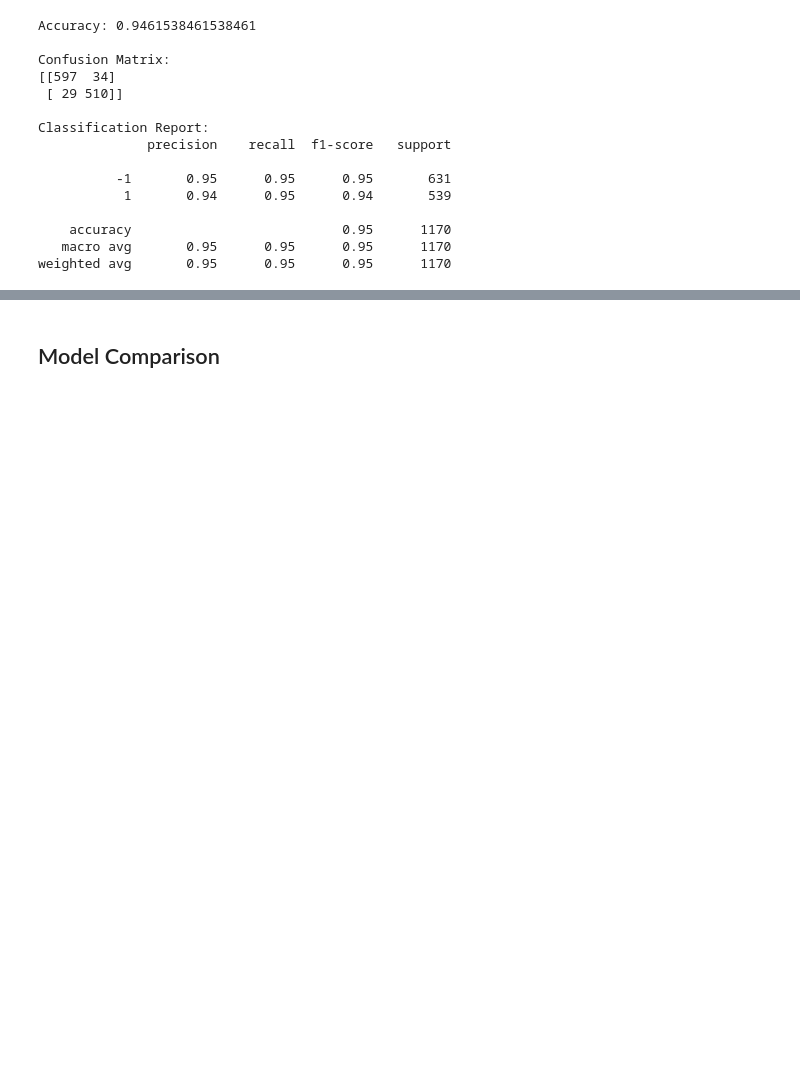
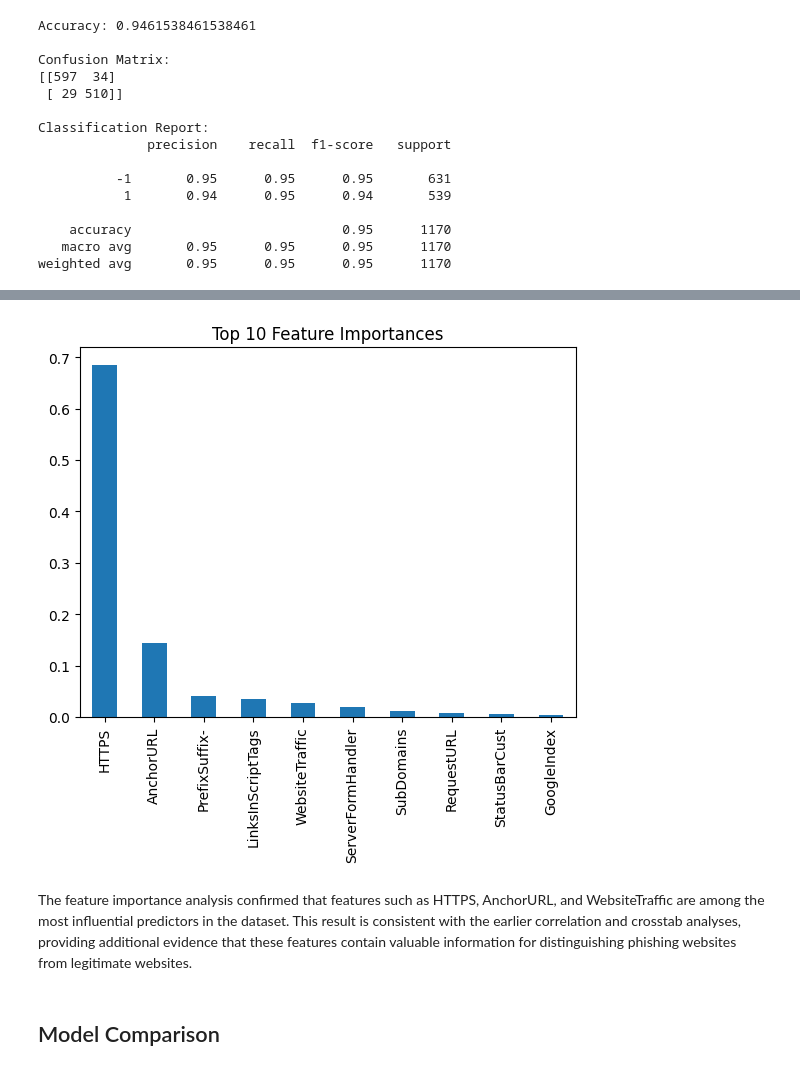
Before and after one commit to ja4smin/phishing-detection-reproduction, a Jupyter notebook: Phishing_Detection_Reproduction.ipynb, the cells around one changed output, grey strips where cells are left out. Saved outputs shown, nothing was run; the diff lists cells and outputs as text; code cells hidden in the pictures; blank space fills up the shorter version.

Commit message:
Added feature importance visualization

```diff
--- a/Phishing_Detection_Reproduction.ipynb
+++ b/Phishing_Detection_Reproduction.ipynb
@@ -419,3 +422,16 @@ weighted avg       0.95      0.95      0.95      1170
+# %%
+importance = pd.Series(
+    gb.feature_importances_,
+    index=X_train.columns
+).sort_values(ascending=False)
+
+importance.head(10).plot(kind="bar")
+plt.title("Top 10 Feature Importances")
+plt.show()
+# %% [output]
+[figure, added]
+# %% [markdown]
+The feature importance analysis confirmed that features such as HTTPS, AnchorURL, and WebsiteTraffic are among the most influential predictors in the dataset. This result is consistent with the earlier correlation and crosstab analyses, providing additional evidence that these features contain valuable information for distinguishing phishing websites from legitimate websites.
 # %% [markdown]
 ## Model Comparison
 # %%
```
Also changed, not shown: parts of 1 cell of this notebook.
